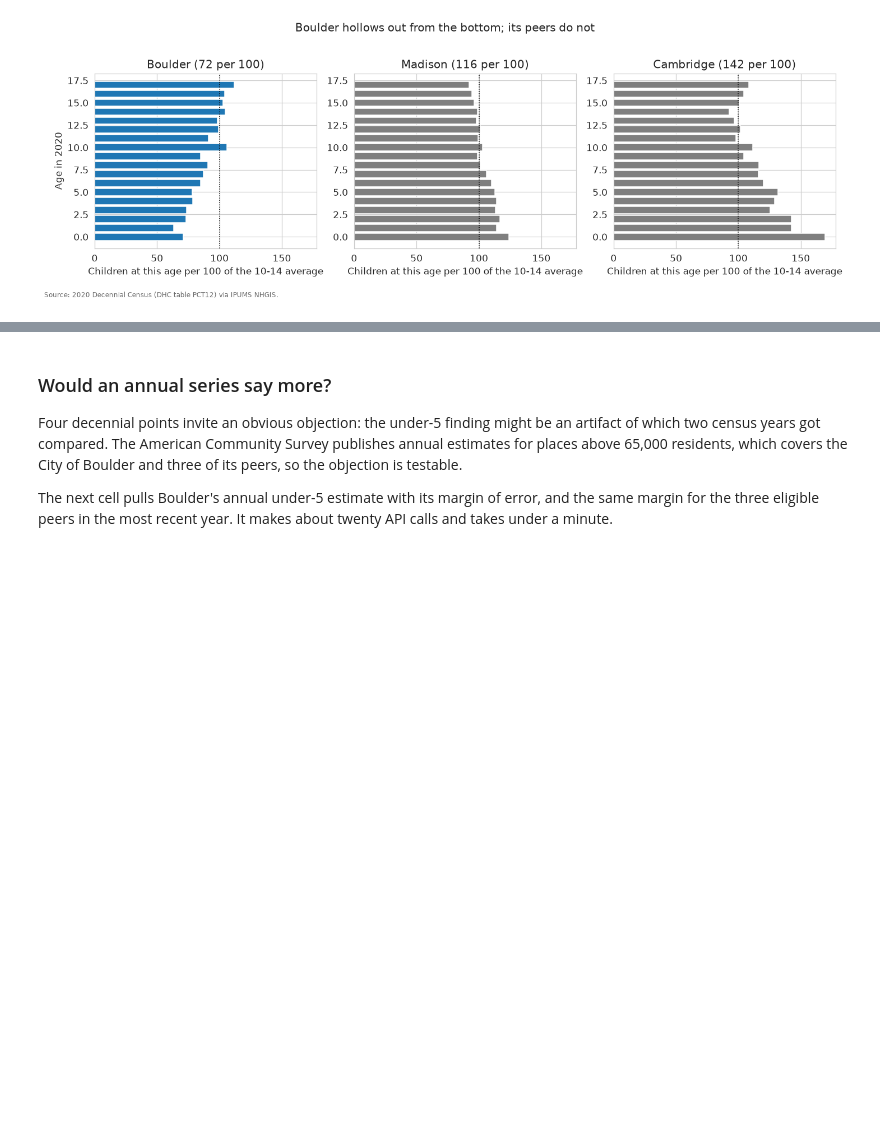
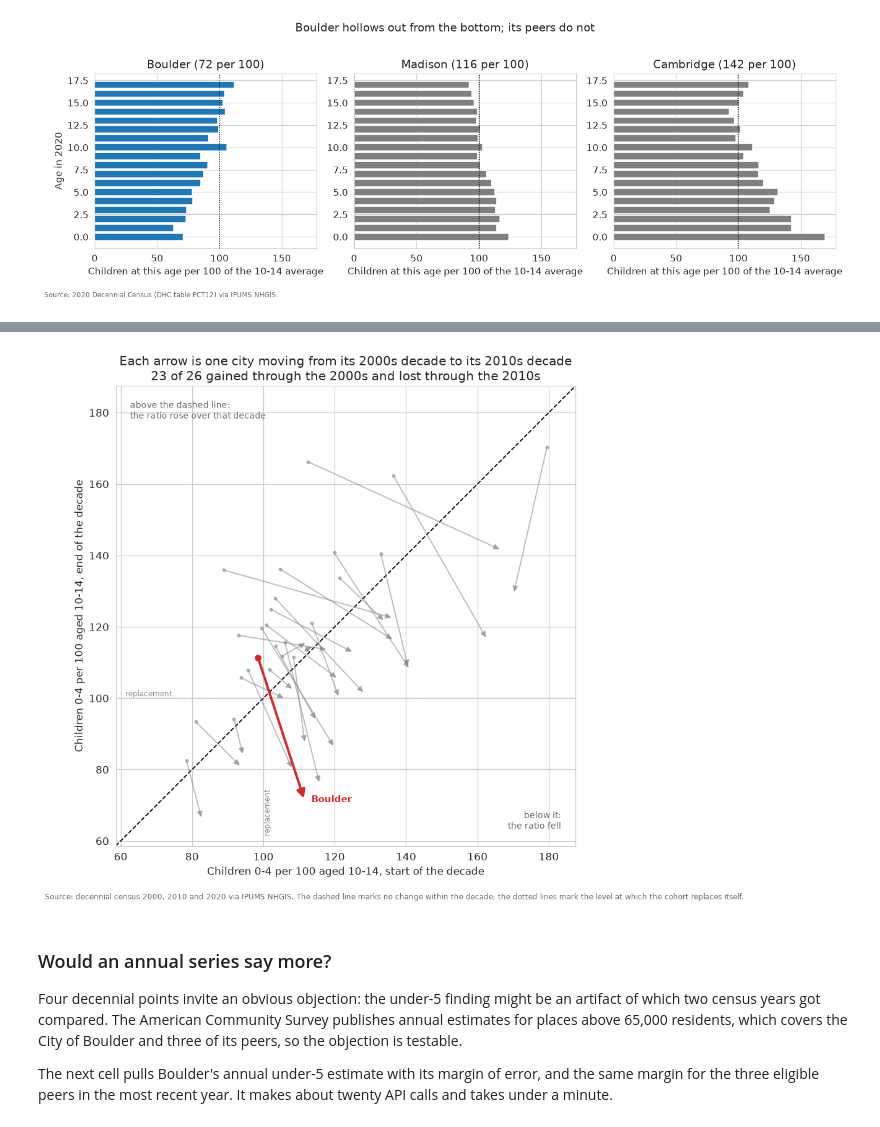
Before and after one commit to brianckeegan/charting-boulder, a Jupyter notebook: 2026-09-bvsd/BVSD.ipynb, the cells around one changed output, grey strips where cells are left out. Drawn from its saved outputs; the diff is of its cells as text; code cells hidden in the pictures; blank space fills up the shorter version.

```diff
--- a/2026-09-bvsd/BVSD.ipynb
+++ b/2026-09-bvsd/BVSD.ipynb
@@ -485,3 +544,46 @@ print('0-4 per 100 of the 10-14 cohort, 2020:', replacement_s.to_dict())
+# %%
+f, ax = plt.subplots(figsize=(8.4, 8))
+lo = min(arrows_df[['r2000', 'r2010', 'r2020']].min()) - 8
+hi = max(arrows_df[['r2000', 'r2010', 'r2020']].max()) + 8
+
+# the diagonal is the reference the arrows are read against, so it is the darker line
+ax.plot([lo, hi], [lo, hi], color='k', lw=1.2, ls='--', zorder=1)
+for axis_line in (ax.axvline, ax.axhline):
+    axis_line(REPLACEMENT, color='#c4c4c4', lw=1, ls=':', zorder=1)
+ax.text(REPLACEMENT, lo + 2, ' replacement', fontsize=8, color='#8a8a8a', rotation=90, va='bottom')
+ax.text(lo + 2, REPLACEMENT, ' replacement', fontsize=8, color='#8a8a8a', va='bottom')
+
+for name, row in arrows_df.iterrows():
+    is_boulder = name == 'Boulder'
+    ax.annotate('', xy=(row.r2010, row.r2020), xytext=(row.r2000, row.r2010),
+                arrowprops=dict(arrowstyle='-|>', color=HP_COLOR if is_boulder else CONTEXT,
+                                lw=2.6 if is_boulder else 1.3,
+                                alpha=1.0 if is_boulder else 0.5,
+                                mutation_scale=18 if is_boulder else 12,
+                                shrinkA=0, shrinkB=0), zorder=4 if is_boulder else 2)
+    ax.plot(row.r2000, row.r2010, 'o', ms=6 if is_boulder else 3,
+            color=HP_COLOR if is_boulder else CONTEXT,
+            alpha=1.0 if is_boulder else 0.45, zorder=4 if is_boulder else 2)
+
+ax.annotate('Boulder', (boulder_arrow.r2010, boulder_arrow.r2020), color=HP_COLOR, fontweight='bold',
+            fontsize=10, xytext=(8, -4), textcoords='offset points')
+ax.text(lo + 4, hi - 4, 'above the dashed line:\nthe ratio rose over that decade',
+        fontsize=9, color='dimgray', va='top')
+ax.text(hi - 4, lo + 4, 'below it:\nthe ratio fell', fontsize=9, color='dimgray',
+        ha='right', va='bottom')
+
+ax.set_xlim(lo, hi); ax.set_ylim(lo, hi); ax.set_aspect('equal')
+ax.set_xlabel('Children 0-4 per 100 aged 10-14, start of the decade')
+ax.set_ylabel('Children 0-4 per 100 aged 10-14, end of the decade')
+ax.set_title(f'Each arrow is one city moving from its 2000s decade to its 2010s decade\n'
+             f'{reversed_cities} of {len(arrows_df)} gained through the 2000s and lost through the 2010s')
+f.text(0, -0.02, 'Source: decennial census 2000, 2010 and 2020 via IPUMS NHGIS. The dashed line marks no '
+                 'change within the decade; the dotted lines mark the level at which the cohort replaces itself.',
+       fontsize=8, color='dimgray')
+plt.tight_layout()
+f.savefig(OUT / 'bvsd-fig3-pipeline-arrows.png', bbox_inches='tight')
+# %% [output]
+[figure, added]
 # %% [markdown]
 ### Would an annual series say more?
 
```
Also changed, not shown: parts of 5 cells of this notebook, 5 other files.
